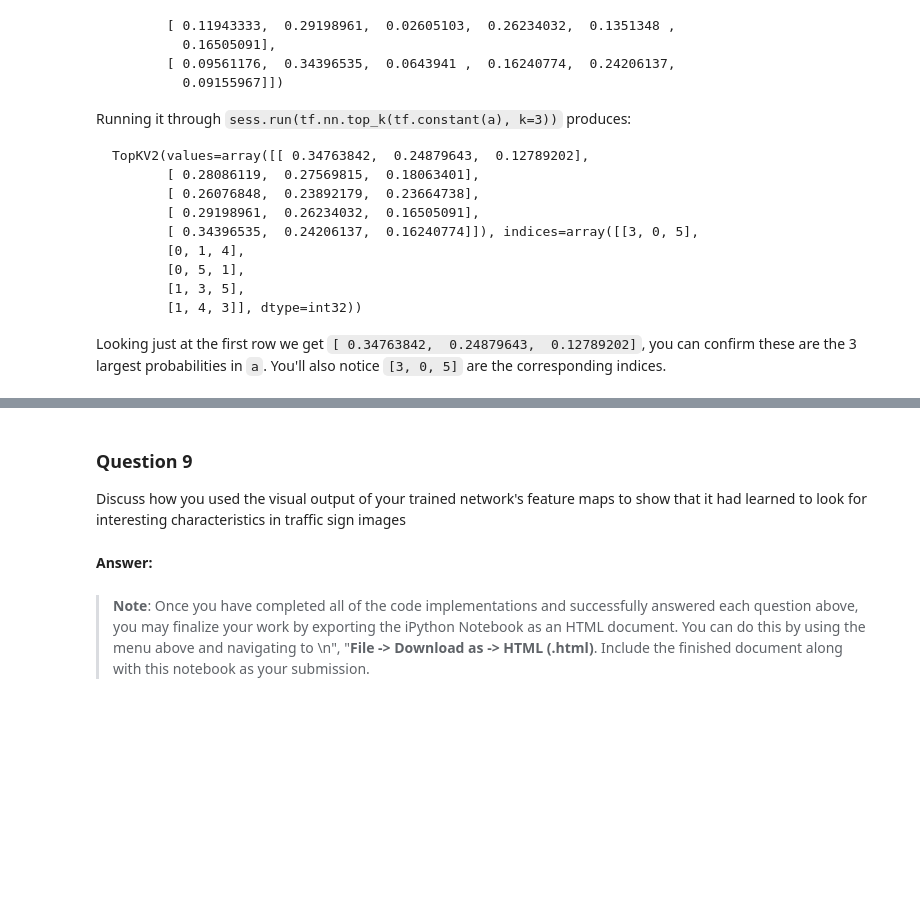
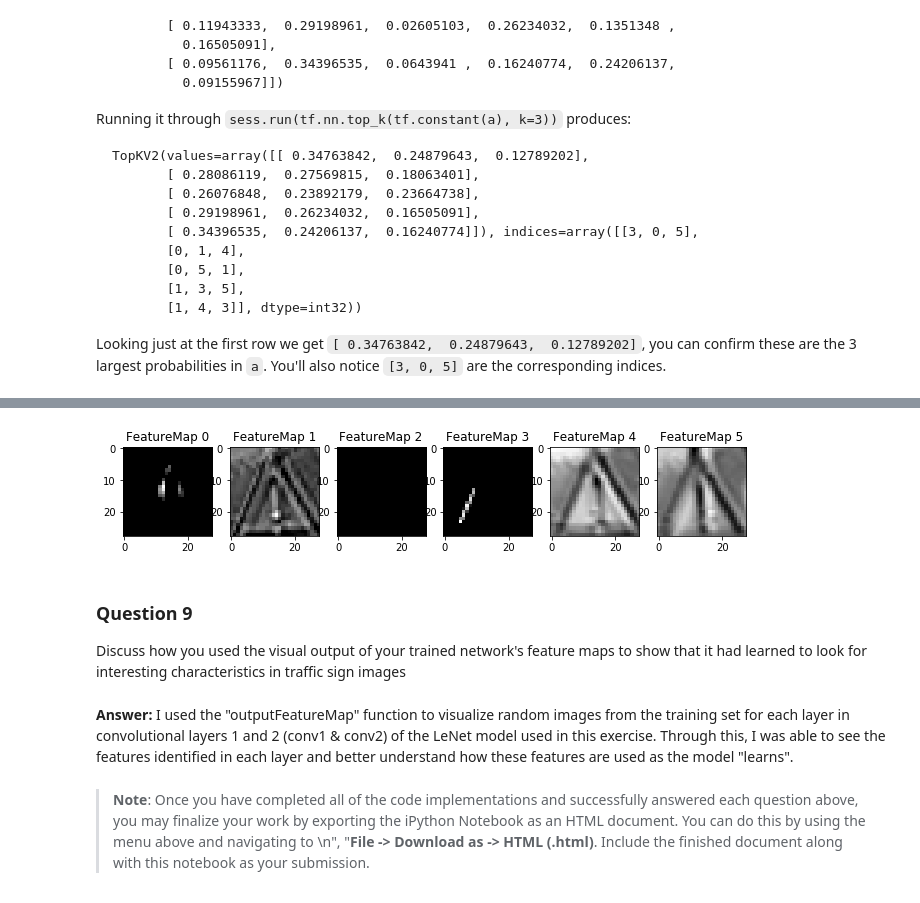
Before and after one commit to cassiecarr/CarND-TrafficSignClassifier-P2-1, a Jupyter notebook: Traffic_Sign_Classifier.ipynb, the cells around one changed output, grey strips where cells are left out. Drawn from its saved outputs; the diff is of its cells as text; code cells hidden in the pictures; blank space fills up the shorter version.

```diff
--- a/Traffic_Sign_Classifier.ipynb
+++ b/Traffic_Sign_Classifier.ipynb
@@ -298,7 +307,7 @@ keep_prob = tf.placeholder(tf.float32)
 # %%
 # Training pipeline
 
-rate = 0.001
+rate = 0.0008
 beta = 0.005
 
 logits = LeNet(x, keep_prob)[0]
@@ -448,6 +484,7 @@ NameError: name 'saver' is not defined
 # %%
 ### Calculate the accuracy for these 5 new images.
 ### For example, if the model predicted 1 out of 5 signs correctly, it's 20% accurate on these new images.
-
-    test_accuracy = evaluate(normalize(rgb2gray(X_new_images)), y_new_images)
+with tf.Session() as sess:
+    saver.restore(sess, tf.train.latest_checkpoint('.'))
+    test_accuracy = evaluate(X_new_images, y_new_images)
     print("Test Accuracy = {:.3f}".format(test_accuracy))
@@ -496,0 +533,17 @@ Looking just at the first row we get `[ 0.34763842,  0.24879643,  0.12789202]`,
+# %%
+### Print out the top five softmax probabilities for the predictions on the German traffic sign images found on the web.
+### Feel free to use as many code cells as needed.
+with tf.Session() as sess:
+    saver.restore(sess, tf.train.latest_checkpoint('.'))
+    new_img_logits = sess.run(logits, feed_dict={x: X_new_images, keep_prob: 1.})
+    new_img_softmax = sess.run(tf.nn.softmax(new_img_logits))
+    top_softmax = sess.run(tf.nn.top_k(tf.constant(new_img_softmax), k=5))
+    for n in range(0, number_images):
+        print("Image ", n+1)
+        print("True Value: {}, {}".format(y_new_images[n],
+                                    sign_names['SignName'][y_new_images[n]]))
+        for p in range(0, 5):
+            print("Probability {}({}%): {}, {}".format(p+1,
+                                    int(top_softmax[0][n][p]*100),
+                                    top_softmax[1][n][p],
+                                    sign_names['SignName'][top_softmax[1][n][p]]))
@@ -516,38 +587,50 @@ For an example of what feature map outputs look like, check out NVIDIA's results
 # %%
 ### Visualize your network's feature maps here.
 ### Feel free to use as many code cells as needed.
 
 # image_input: the test image being fed into the network to produce the feature maps
 # tf_activation: should be a tf variable name used during your training procedure that represents the calculated state of a specific weight layer
 # activation_min/max: can be used to view the activation contrast in more detail, by default matplot sets min and max to the actual min and max values of the output
 # plt_num: used to plot out multiple different weight feature map sets on the same block, just extend the plt number for each new feature map entry
 
 def outputFeatureMap(image_input, tf_activation, activation_min=-1, activation_max=-1 ,plt_num=1):
     # Here make sure to preprocess your image_input in a way your network expects
     # with size, normalization, ect if needed
-    # image_input =
+    image_input = np.reshape(image_input, (1,32,32,1)) # data is already pre-processed
     # Note: x should be the same name as your network's tensorflow data placeholder variable
     # If you get an error tf_activation is not defined it maybe having trouble accessing the variable from inside a function
     activation = tf_activation.eval(session=sess,feed_dict={x : image_input})
     featuremaps = activation.shape[3]
     plt.figure(plt_num, figsize=(15,15))
     for featuremap in range(featuremaps):
         plt.subplot(6,8, featuremap+1) # sets the number of feature maps to show on each row and column
         plt.title('FeatureMap ' + str(featuremap)) # displays the feature map number
         if activation_min != -1 & activation_max != -1:
             plt.imshow(activation[0,:,:, featuremap], interpolation="nearest", vmin =activation_min, vmax=activation_max, cmap="gray")
         elif activation_max != -1:
             plt.imshow(activation[0,:,:, featuremap], interpolation="nearest", vmax=activation_max, cmap="gray")
         elif activation_min !=-1:
             plt.imshow(activation[0,:,:, featuremap], interpolation="nearest", vmin=activation_min, cmap="gray")
         else:
             plt.imshow(activation[0,:,:, featuremap], interpolation="nearest", cmap="gray")
+
+with tf.Session() as sess:
+    saver.restore(sess, tf.train.latest_checkpoint('.'))
+    op = sess.graph.get_operations()
+    conv1 = tf.get_default_graph().get_tensor_by_name("Relu:0")
+    conv2 = tf.get_default_graph().get_tensor_by_name("Relu_1:0")
+    pos = random.randint(0, 1000)
+    outputFeatureMap(X_train[pos], conv1)
+#     outputFeatureMap(X_train[pos], conv2)
+# %% [output]
+[figure, added]
 # %% [markdown]
 ### Question 9
 
 Discuss how you used the visual output of your trained network's feature maps to show that it had learned to look for interesting characteristics in traffic sign images
-# %% [markdown]
-**Answer:**
+# %% [markdown]
+**Answer:**
+I used the "outputFeatureMap" function to visualize random images from the training set for each layer in convolutional layers 1 and 2 (conv1 & conv2) of the LeNet model used in this exercise. Through this, I was able to see the features identified in each layer and better understand how these features are used as the model "learns".
 # %% [markdown]
 > **Note**: Once you have completed all of the code implementations and successfully answered each question above, you may finalize your work by exporting the iPython Notebook as an HTML document. You can do this by using the menu above and navigating to  \n",
     "**File -> Download as -> HTML (.html)**. Include the finished document along with this notebook as your submission.
```
Also changed, not shown: parts of 11 cells of this notebook, 1 other file.
